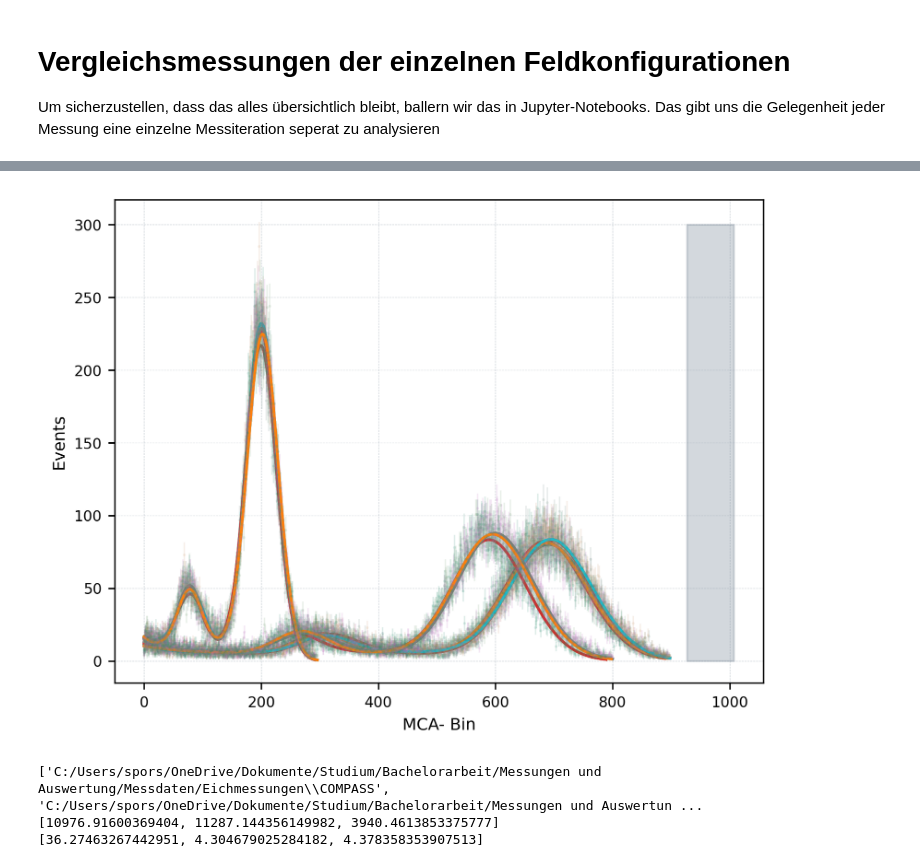
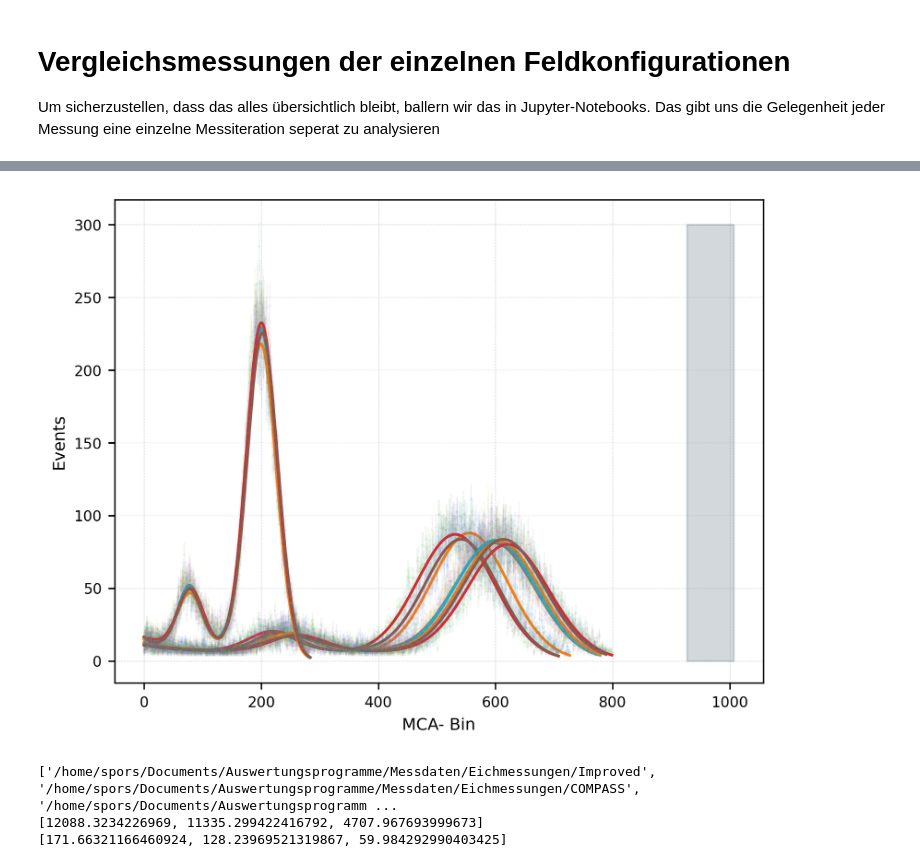
Before and after one commit to MaxSpors/Auswertung, a Jupyter notebook: Vergleichsmessung.ipynb, the cells around one changed output, grey strips where cells are left out. Drawn from its saved outputs; the diff is of its cells as text; code cells hidden in the pictures.

```diff
--- a/Vergleichsmessung.ipynb
+++ b/Vergleichsmessung.ipynb
@@ -23,13 +23,13 @@ from Stromverarbeitung import *
 import os
 import numpy as np
 import matplotlib.pyplot as plt
-from adjustText import adjust_text
+#from adjustText import adjust_text
 from uncertainties  import ufloat
 
 file_color_map = ['#08306b', '#4292c6', '#08519c','#c6dbef','#2171b5' ]
 
 # Pfad zum Ordner mit den Dateien
-folder_path = r'C:/Users/spors/OneDrive/Dokumente/Studium/Bachelorarbeit/Messungen und Auswertung/Messdaten/Vergleichsmessung bestimmte Einstellungen'
+folder_path = r'/home/spors/Documents/Auswertungsprogramme/Messdaten/Vergleichsmessung bestimmte Einstellungen'
 
 # Hole die Dateinamen ohne Erweiterung
 file_names = get_file_names(folder_path)
@@ -89,7 +89,7 @@ plt.xlabel('MCA- Kanal', fontsize=8, fontfamily='Calibri')
 plt.ylabel('Anzahl', fontsize=8, fontfamily='Calibri')
 
 # Verwenden Sie adjust_text, um die Textbeschriftungen anzupassen
-adjust_text(texts)  # Entfernen Sie die Pfeile vollständig
+#adjust_text(texts)  # Entfernen Sie die Pfeile vollständig
 plt.savefig("Spektrenvergleich.pdf", format="pdf", bbox_inches="tight")
 plt.show()
 # %% [output]
@@ -106,7 +124,7 @@ Erwartungswert = []
 file_color_map = ['#084594', '#deebf7', '#2171b5', '#c6dbef', '#4292c6']
 
 # Pfad zum Ordner mit den Dateien
-base_folder_path = r'C:/Users/spors/OneDrive/Dokumente/Studium/Bachelorarbeit/Messungen und Auswertung/Messdaten/Eichmessungen'
+base_folder_path = r'/home/spors/Documents/Auswertungsprogramme/Messdaten/Eichmessungen'
 
 
 def get_subfolders(folder_path):
@@ -127,8 +145,7 @@ for subfolder in subfolders:
     # Hole die Dateinamen ohne Erweiterung
     folder_path=os.path.join(base_folder_path,subfolder)
     file_names = get_file_names(folder_path)
-    file_names = [f for f in file_names if not f.endswith('Offset.dat') and not f.endswith('offsetII.dat')]
-
+    file_names = [f for f in file_names if not f.endswith('Offset.dat') and not f.endswith('offsetII.dat') and f.endswith('.mca')]
 
     # Iteriere über jede Datei und führe die Spektren-Fits durch
     for i, file_path in enumerate(file_names):
@@ -136,7 +153,7 @@ for subfolder in subfolders:
         # Selektiere die Dateien
         mca_file_path = os.path.join(folder_path, file_name + '.mca')
         dat_file_path = os.path.join(folder_path, file_name + '.dat')
-        offset_file_path = os.path.join(base_folder_path, 'offset.dat')
+        offset_file_path = os.path.join(base_folder_path, 'Offset.dat')
 
 
         Strom, dStrom = Offset(dat_file_path)
@@ -156,40 +173,40 @@ for subfolder in subfolders:
         dmean.append(dEW)
         Vers.append(Gain)
         dVers.append(dGain)
-
+    dVers=np.array(dVers)
     gain.append(np.mean(Vers))
-    dgain.append(np.std(dVers))
+    dgain.append(2/len(dVers)*np.sqrt(np.sum((dVers**2))))
     Erwartungswert.append(np.mean(mean))
     dErwartungswert.append(np.std(mean))
 
 # Linie definieren
 line_x = np.linspace(967, 967, 1000)
 line_y = np.linspace(0,300,1000)
 
 # Streifenbreite definieren
 streifen_dicke = 40
 
 # Bereich für den Streifen definieren
 upper_bound = line_x + streifen_dicke
 lower_bound = line_x - streifen_dicke
 
 # Streifen plotten
 plt.fill_betweenx(line_y, lower_bound, upper_bound, color='slategray', alpha=0.3, label='Streifen')
 plt.tick_params(axis='x', which='major', labelsize=8)
 plt.tick_params(axis='y', which='major', labelsize=8)
 plt.grid(True, color="slategray", linewidth="0.3", linestyle="--", alpha=0.4)
 plt.xlabel('MCA- Bin', fontsize=9)
 plt.ylabel('Events', fontsize=9)
 plt.show()
 print(subfolders)
 print(gain)
 
 print(dgain)
 # %% [output]
-[figure, old version]
+[figure, new version]
-['C:/Users/spors/OneDrive/Dokumente/Studium/Bachelorarbeit/Messungen und Auswertung/Messdaten/Eichmessungen\\COMPASS', 'C:/Users/spors/OneDrive/Dokumente/Studium/Bachelorarbeit/Messungen und Auswertun ...
-[10976.91600369404, 11287.144356149982, 3940.4613853375777]
-[36.27463267442951, 4.304679025284182, 4.378358353907513]
+['/home/spors/Documents/Auswertungsprogramme/Messdaten/Eichmessungen/Improved', '/home/spors/Documents/Auswertungsprogramme/Messdaten/Eichmessungen/COMPASS', '/home/spors/Documents/Auswertungsprogramm ...
+[12088.3234226969, 11335.299422416792, 4707.967693999673]
+[171.66321166460924, 128.23969521319867, 59.984292990403425]
 # %%
 import numpy as np
 import matplotlib.pyplot as plt
```
Also changed, not shown: parts of 2 cells of this notebook, 4 other files.
